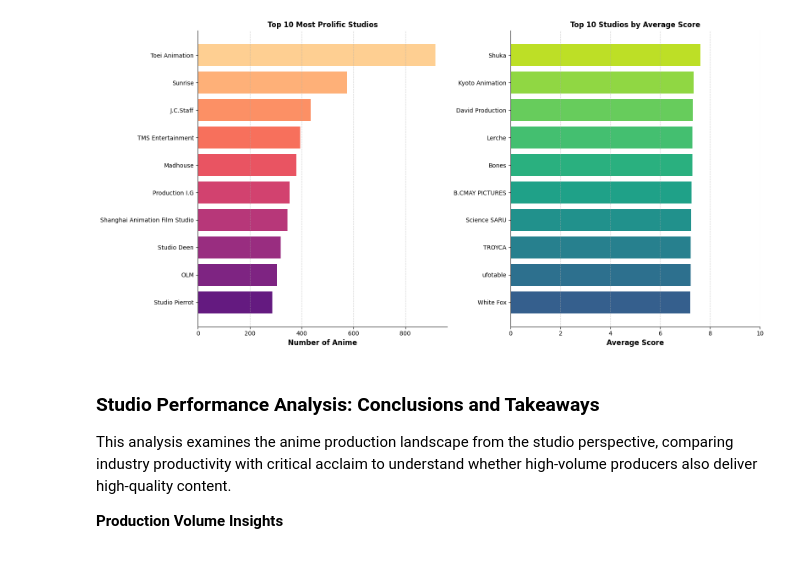
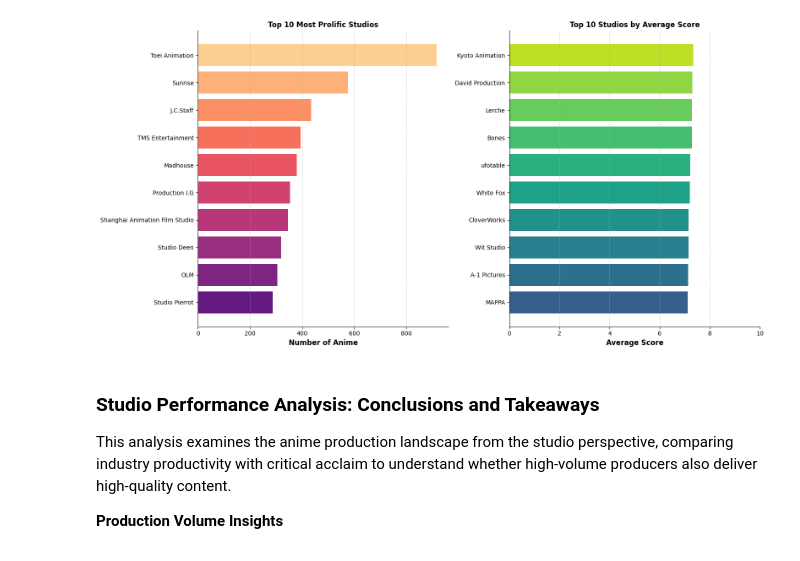
Before and after one commit to FrancoAseglio/Adam_Aseglio_Bertola_HCI, a Jupyter notebook: notebooks/data_viz.ipynb, the cells around one changed output. Drawn from its saved outputs; the diff is of its cells as text; code cells hidden in the pictures.

```diff
--- a/notebooks/data_viz.ipynb
+++ b/notebooks/data_viz.ipynb
@@ -92,7 +78,8 @@ This analysis explores whether quantity correlates with quality in the anime pro
 # %%
-ax, fig = gu.studio_performance_analysis(min_anime_threshold=20)
+# high threshold for better consistency
+ax, fig = gu.studio_performance_analysis(top_n=10, min_anime_threshold=50)
 # %% [output]
-[figure, old version]
+[figure, new version]
 # %% [markdown]
 ### Studio Performance Analysis: Conclusions and Takeaways
 
```
Also changed, not shown: parts of 22 cells of this notebook, 1 other file.
